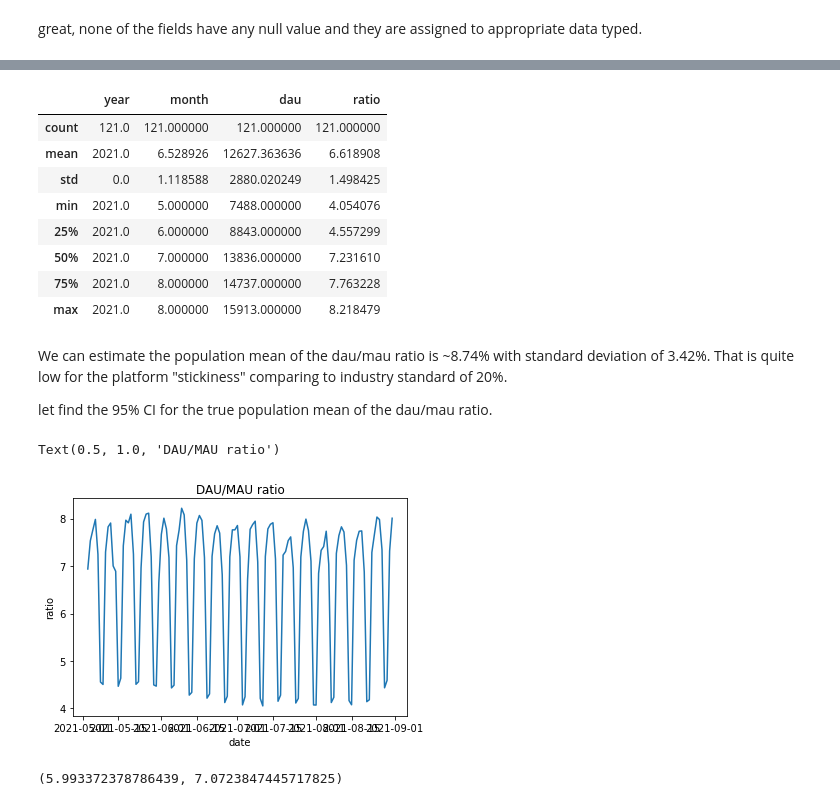
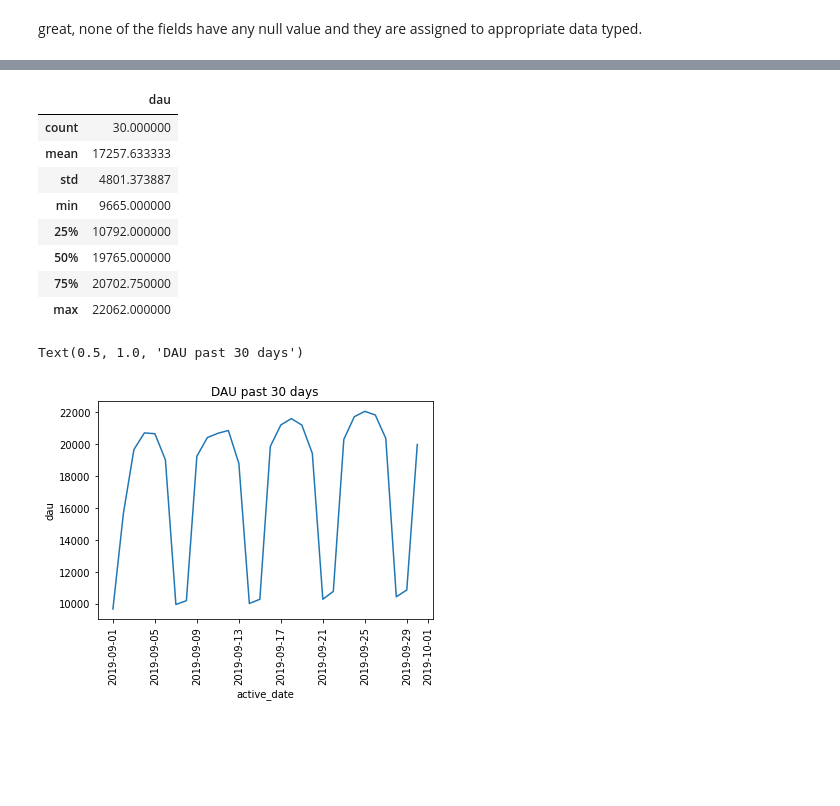
Before and after one commit to mbo0000/Personal-Projects, a Jupyter notebook: StackoverflowAnalysis/stack_stickiness.ipynb, the cells around one changed output, grey strips where cells are left out. Saved outputs shown, nothing was run; the diff lists cells and outputs as text; code cells hidden in the pictures; blank space fills up the shorter version.

```diff
--- a/StackoverflowAnalysis/stack_stickiness.ipynb
+++ b/StackoverflowAnalysis/stack_stickiness.ipynb
@@ -237,0 +190,15 @@ df_dau_mau
+# %%
+# getting dau for the last 30 days
+query = """
+        SELECT
+            active_date,
+            COUNT(DISTINCT owner_user_id) AS dau,
+        FROM `portfolio-331917.stored_views.active_users`
+        WHERE
+            active_date BETWEEN DATE '2019-09-01' AND DATE '2019-09-30'
+        GROUP BY 1
+        ORDER BY 1 DESC
+        """
+
+df_dau = getQueryAsDF(query)
+df_dau
@@ -238,35 +223,19 @@ df_dau_mau
 # %%
-df_dau_mau.describe()
+df_dau.describe()
 # %% [output]
-|  | year | month | dau | ratio |
-| count | 121.0 | 121.000000 | 121.000000 | 121.000000 |
-| mean | 2021.0 | 6.528926 | 12627.363636 | 6.618908 |
-| std | 0.0 | 1.118588 | 2880.020249 | 1.498425 |
-| min | 2021.0 | 5.000000 | 7488.000000 | 4.054076 |
-| 25% | 2021.0 | 6.000000 | 8843.000000 | 4.557299 |
-| 50% | 2021.0 | 7.000000 | 13836.000000 | 7.231610 |
-| 75% | 2021.0 | 8.000000 | 14737.000000 | 7.763228 |
-| max | 2021.0 | 8.000000 | 15913.000000 | 8.218479 |
+|  | dau |
+| count | 30.000000 |
+| mean | 17257.633333 |
+| std | 4801.373887 |
+| min | 9665.000000 |
+| 25% | 10792.000000 |
+| 50% | 19765.000000 |
+| 75% | 20702.750000 |
+| max | 22062.000000 |
-# %% [markdown]
-We can estimate the population mean of the dau/mau ratio is ~8.74% with standard deviation of 3.42%. That is quite low for the platform "stickiness" comparing to industry standard of 20%.
-
-let find the 95% CI for the true population mean of the dau/mau ratio.
 # %%
-sns.lineplot(data = df_dau_mau, x = 'date', y = 'ratio')
-plt.title('DAU/MAU ratio')
+sns.lineplot(data = df_dau, x = 'active_date', y = 'dau')
+plt.xticks(rotation = 90)
+plt.title("DAU past 30 days")
 # %% [output]
-Text(0.5, 1.0, 'DAU/MAU ratio')
+Text(0.5, 1.0, 'DAU past 30 days')
-[figure, old version]
+[figure, new version]
-# %%
-import scipy.stats as st
-
-ratio = df_dau_mau["ratio"].values
-confi_lvl = .95
-ratio_mean = np.mean(ratio)
-std_err_mean = st.sem(ratio)
-
-# note: using the st.norm instead of st.t due to the dataset size. With CLT, we can assume the dataset is normally distr.
-ratio_ci = st.norm.interval(alpha = confi_lvl, loc = ratio_mean, scale = std_err_mean)
-ratio_ci
-# %% [output]
-(5.993372378786439, 7.0723847445717825)
```
Also changed, not shown: parts of 14 cells of this notebook, 1 other file.
